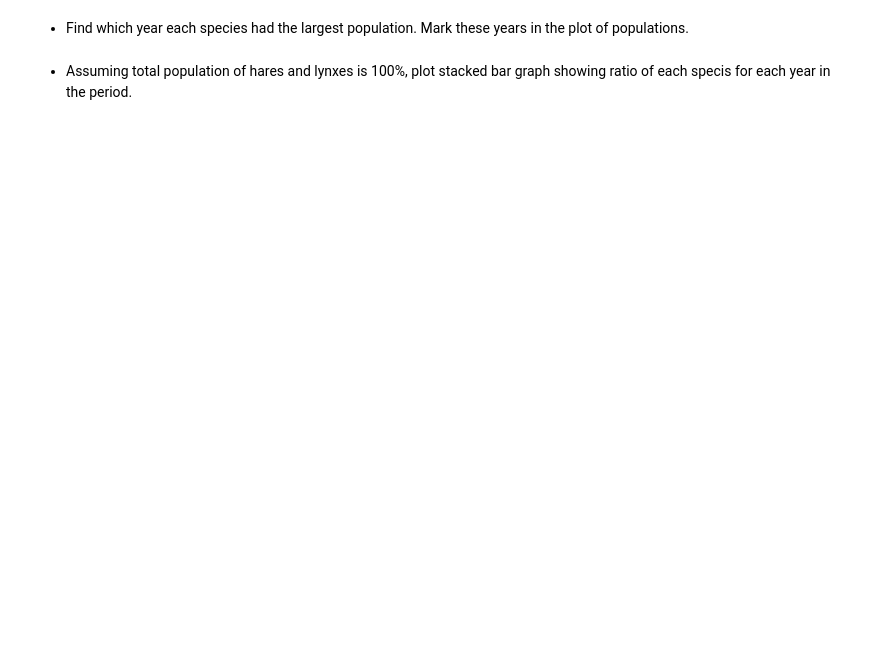
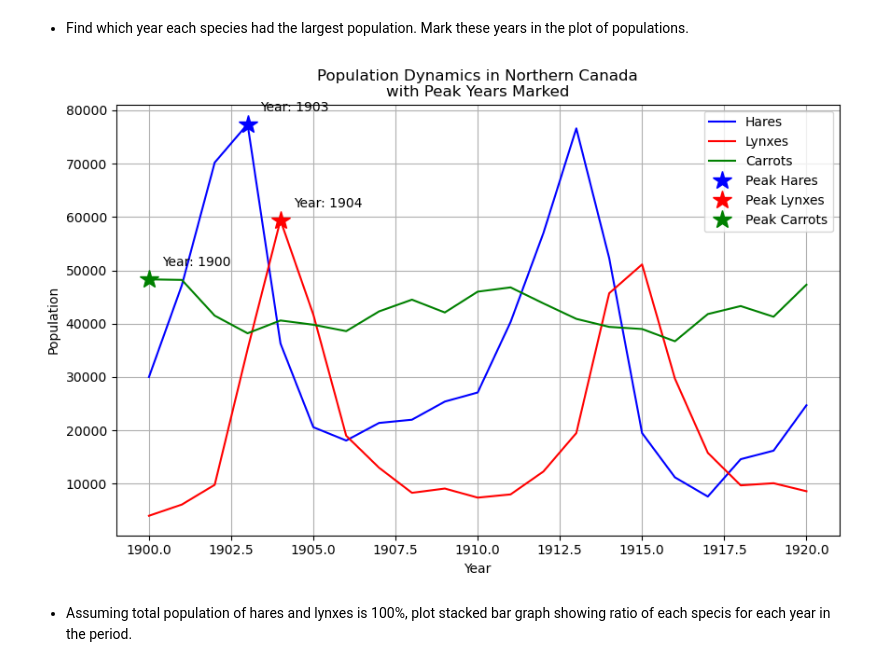
Before and after one commit to KabanovDI/HomeWork, a Jupyter notebook: hw2.ipynb, the cells around one changed output. Cells and saved outputs as stored; diff of their text form; code cells hidden in the pictures; blank space fills up the shorter version.

```diff
--- a/hw2.ipynb
+++ b/hw2.ipynb
@@ -68,4 +93,46 @@ The data in [populations.txt](https://drive.google.com/file/d/1Bq7qVzbZIOd058Vob
 # %% [markdown]
 - Find which year each species had the largest population. Mark these years in the plot of populations.
+# %%
+
+# Ищем максимум по популяциям у всех животных и соответствующие года
+peak_hare_year = years[np.argmax(hares)]
+peak_lynx_year = years[np.argmax(lynxes)]
+peak_carrot_year = years[np.argmax(carrots)]
+
+peak_hare_pop = np.max(hares)
+peak_lynx_pop = np.max(lynxes)
+peak_carrot_pop = np.max(carrots)
+
+plt.figure(figsize=(10, 6))
+
+plt.plot(years, hares, 'b-', label='Hares')
+plt.plot(years, lynxes, 'r-', label='Lynxes')
+plt.plot(years, carrots, 'g-', label='Carrots')
+
+# Создаём точки
+plt.plot(peak_hare_year, peak_hare_pop, 'b*', markersize=15, label='Peak Hares')
+plt.plot(peak_lynx_year, peak_lynx_pop, 'r*', markersize=15, label='Peak Lynxes')
+plt.plot(peak_carrot_year, peak_carrot_pop, 'g*', markersize=15, label='Peak Carrots')
+
+# Подписываем точки
+plt.annotate(f'Year: {int(peak_hare_year)}',
+            xy=(peak_hare_year, peak_hare_pop),
+            xytext=(10, 10), textcoords='offset points')
+plt.annotate(f'Year: {int(peak_lynx_year)}',
+            xy=(peak_lynx_year, peak_lynx_pop),
+            xytext=(10, 10), textcoords='offset points')
+plt.annotate(f'Year: {int(peak_carrot_year)}',
+            xy=(peak_carrot_year, peak_carrot_pop),
+            xytext=(10, 10), textcoords='offset points')
+
+plt.xlabel('Year')
+plt.ylabel('Population')
+plt.title('Population Dynamics in Northern Canada\nwith Peak Years Marked')
+plt.legend()
+plt.grid(True)
+
+plt.show()
+# %% [output]
+[figure, added]
 # %% [markdown]
 - Assuming total population of hares and lynxes is 100%, plot stacked bar graph showing ratio of each specis for each year in the period.
```
Also changed, not shown: parts of 7 cells of this notebook.
